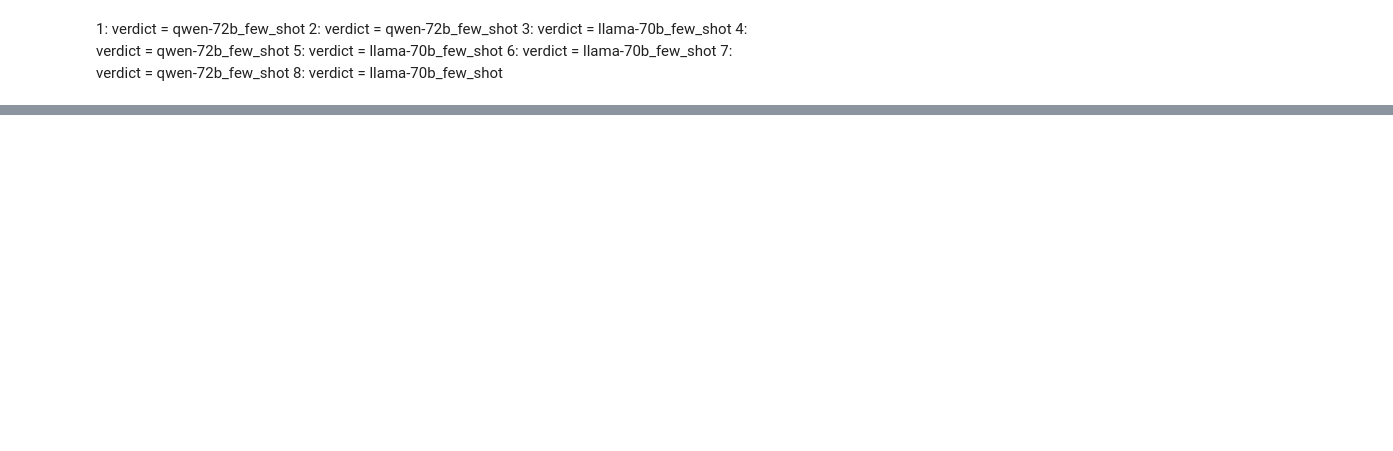
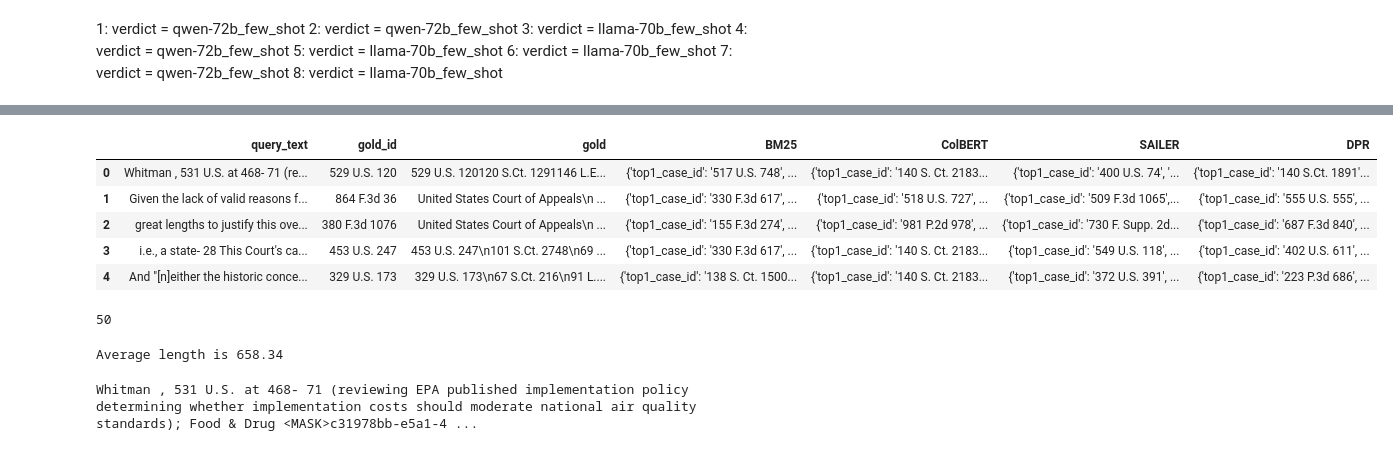
Before and after one commit to jesse-woo/legal-arguments-dataset, a Jupyter notebook: data_inspection/data_inspection.ipynb, the cells around one changed output, grey strips where cells are left out. Saved outputs shown, nothing was run; the diff lists cells and outputs as text; code cells hidden in the pictures; blank space fills up the shorter version.

```diff
--- a/data_inspection/data_inspection.ipynb
+++ b/data_inspection/data_inspection.ipynb
@@ -134,0 +526,3 @@ PETITIONERS' INTERPRETATION OF THE HEROES ACT VIOLATES THE SEPARATION OF POWERS
+# %%
+sum_data[0] = sum_data_1
+print(sum_data[0])
@@ -134,0 +531,19 @@ PETITIONERS' INTERPRETATION OF THE HEROES ACT VIOLATES THE SEPARATION OF POWERS
+# %%
+sum_data[0] = sum_data_1
+sum_data[1] = sum_data_2
+sum_data[2] = sum_data_3
+sum_data[3] = sum_data_4
+sum_data[4] = sum_data_5
+sum_data[5] = sum_data_6
+sum_data[6] = sum_data_7
+sum_data[7] = sum_data_8
+sum_data[8] = sum_data_9
+sum_data[9] = sum_data_10
+# %%
+with open('ArgSumm-Jesse-edited.json', 'w', encoding='utf-8') as f:
+    json.dump(sum_data, f, indent=4, ensure_ascii=False)
+# %%
+import json
+
+with open(com_ratings, 'r', encoding='utf-8') as f:
+    com_data = json.load(f)
@@ -134,0 +965,17 @@ PETITIONERS' INTERPRETATION OF THE HEROES ACT VIOLATES THE SEPARATION OF POWERS
+# %%
+import pandas as pd
+import json
+
+retrieval_df = pd.read_json(retrieval_errors)
+retrieval_df.head()
+# %% [output]
+|  | query_text | gold_id | gold | BM25 | ColBERT | SAILER | DPR |
+| 0 | Whitman , 531 U.S. at 468- 71 (re... | 529 U.S. 120 | 529 U.S. 120120 S.Ct. 1291146 L.E... | {'top1_case_id': '517 U.S. 748', ... | {'top1_case_id': '140 S. Ct. 2183... | {'top1_case_id': '400 U.S. 74', '... | {'top1_case_id': '140 S.Ct. 1891'... |
+| 1 | Given the lack of valid reasons f... | 864 F.3d 36 | United States Court of Appeals\n ... | {'top1_case_id': '330 F.3d 617', ... | {'top1_case_id': '518 U.S. 727', ... | {'top1_case_id': '509 F.3d 1065',... | {'top1_case_id': '555 U.S. 555', ... |
+| 2 | great lengths to justify this ove... | 380 F.3d 1076 | United States Court of Appeals\n ... | {'top1_case_id': '155 F.3d 274', ... | {'top1_case_id': '981 P.2d 978', ... | {'top1_case_id': '730 F. Supp. 2d... | {'top1_case_id': '687 F.3d 840', ... |
+| 3 | i.e., a state- 28 This Court's ca... | 453 U.S. 247 | 453 U.S. 247\n101 S.Ct. 2748\n69 ... | {'top1_case_id': '330 F.3d 617', ... | {'top1_case_id': '140 S. Ct. 2183... | {'top1_case_id': '549 U.S. 118', ... | {'top1_case_id': '402 U.S. 611', ... |
+| 4 | And "[n]either the historic conce... | 329 U.S. 173 | 329 U.S. 173\n67 S.Ct. 216\n91 L.... | {'top1_case_id': '138 S. Ct. 1500... | {'top1_case_id': '140 S. Ct. 2183... | {'top1_case_id': '372 U.S. 391', ... | {'top1_case_id': '223 P.3d 686', ... |
+# %%
+print(len(retrieval_df))
+# %% [output]
+50
@@ -134,0 +993,12 @@ PETITIONERS' INTERPRETATION OF THE HEROES ACT VIOLATES THE SEPARATION OF POWERS
+# %%
+total = 0
+for _, row in retrieval_df.iterrows():
+    total += len(row['query_text'])
+print(f"Average length is {total/50}")
+# %% [output]
+Average length is 658.34
+# %%
+test_row1 = retrieval_df.iloc[0]
+print(test_row1['query_text'])
+# %% [output]
+Whitman , 531 U.S. at 468- 71 (reviewing EPA published implementation policy determining whether implementation costs should moderate national air quality standards); Food & Drug <MASK>c31978bb-e5a1-4 ...
```
Also changed, not shown: parts of 120 cells of this notebook, 6 other files.
